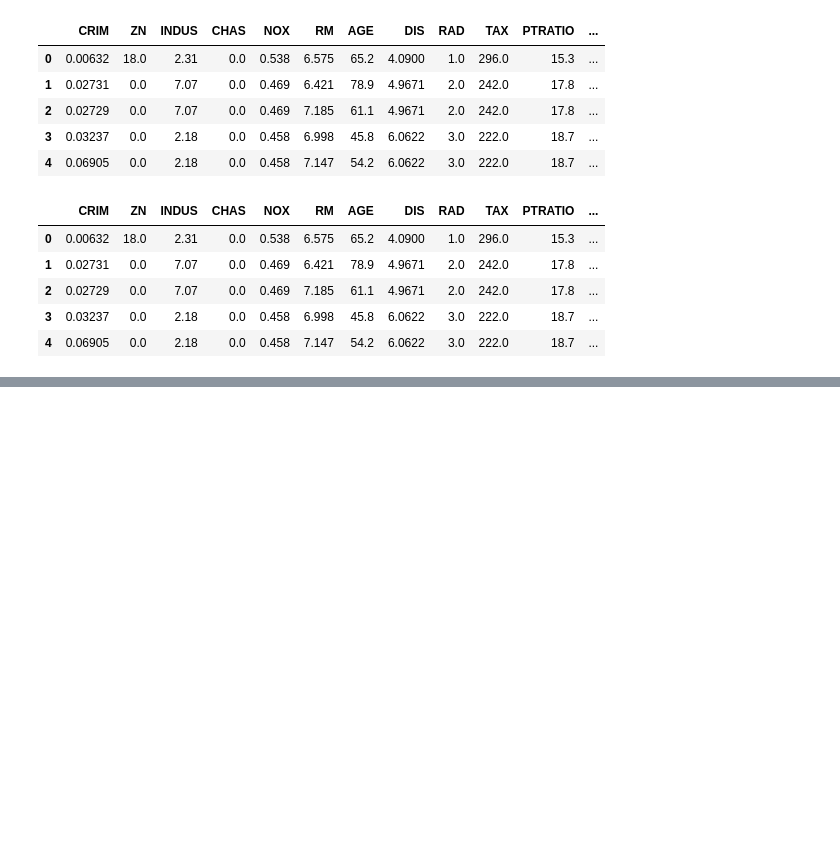
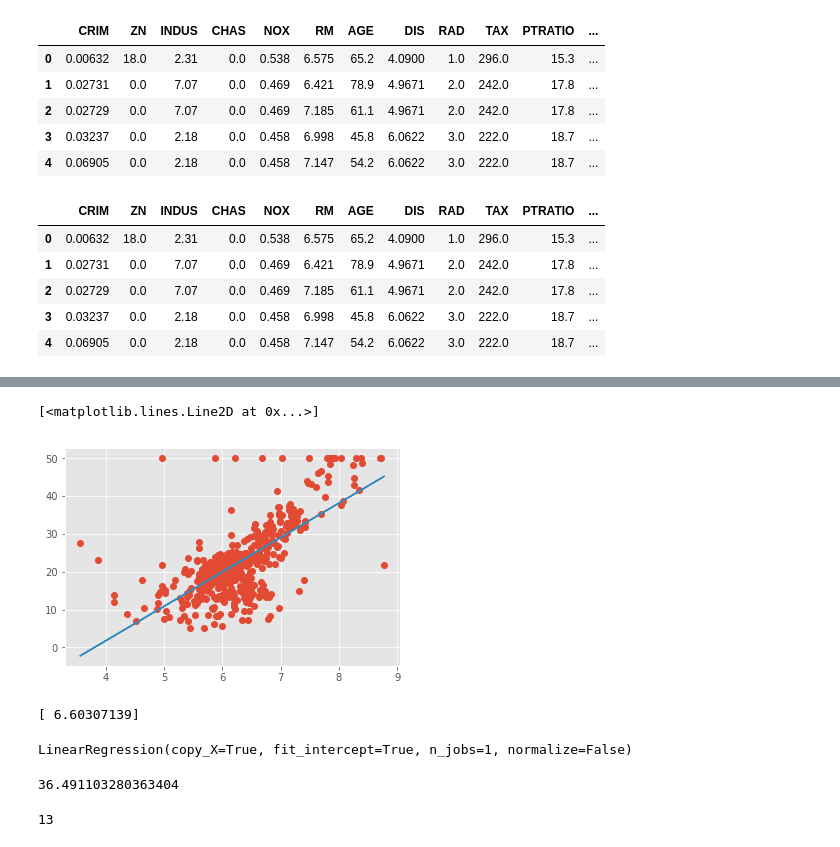
Before and after one commit to SharanSMenon/Jupyter_notebooks, a Jupyter notebook: Notebooks/ScikitLearn (sklearn)/Scikit learn intro.ipynb, the cells around one changed output, grey strips where cells are left out. Saved outputs shown, nothing was run; the diff lists cells and outputs as text; code cells hidden in the pictures; blank space fills up the shorter version.

```diff
--- a/Notebooks/ScikitLearn (sklearn)/Scikit learn intro.ipynb
+++ b/Notebooks/ScikitLearn (sklearn)/Scikit learn intro.ipynb
@@ -61,0 +69,2 @@ sns.lmplot('RM','Price',data=boston_df)
+# %%
+X = np.vstack(boston_df.RM)
@@ -61,0 +75,20 @@ sns.lmplot('RM','Price',data=boston_df)
+# %%
+Y = boston_df['Price']
+# %%
+X = np.array([[value,1] for value in X])
+# %%
+m,b= np.linalg.lstsq(X,Y)[0]
+# %%
+plt.plot(boston_df.RM,boston_df.Price,'o')
+x = boston_df.RM
+plt.plot(x,m*x + b,label='Best Fit Line')
+# %% [output]
+[<matplotlib.lines.Line2D at 0x...>]
+[figure, added]
+# %%
+result = np.linalg.lstsq(X,Y)
+error_total = result[1]
+rmse = np.sqrt(error_total/len(X))
+print(rmse)
+# %% [output]
+[ 6.60307139]
@@ -61,0 +103,12 @@ sns.lmplot('RM','Price',data=boston_df)
+# %%
+lreg.fit(X_m,Y_t)
+# %% [output]
+LinearRegression(copy_X=True, fit_intercept=True, n_jobs=1, normalize=False)
+# %%
+lreg.intercept_
+# %% [output]
+36.491103280363404
+# %%
+len(lreg.coef_)
+# %% [output]
+13
```
Also changed, not shown: parts of 9 cells of this notebook.
